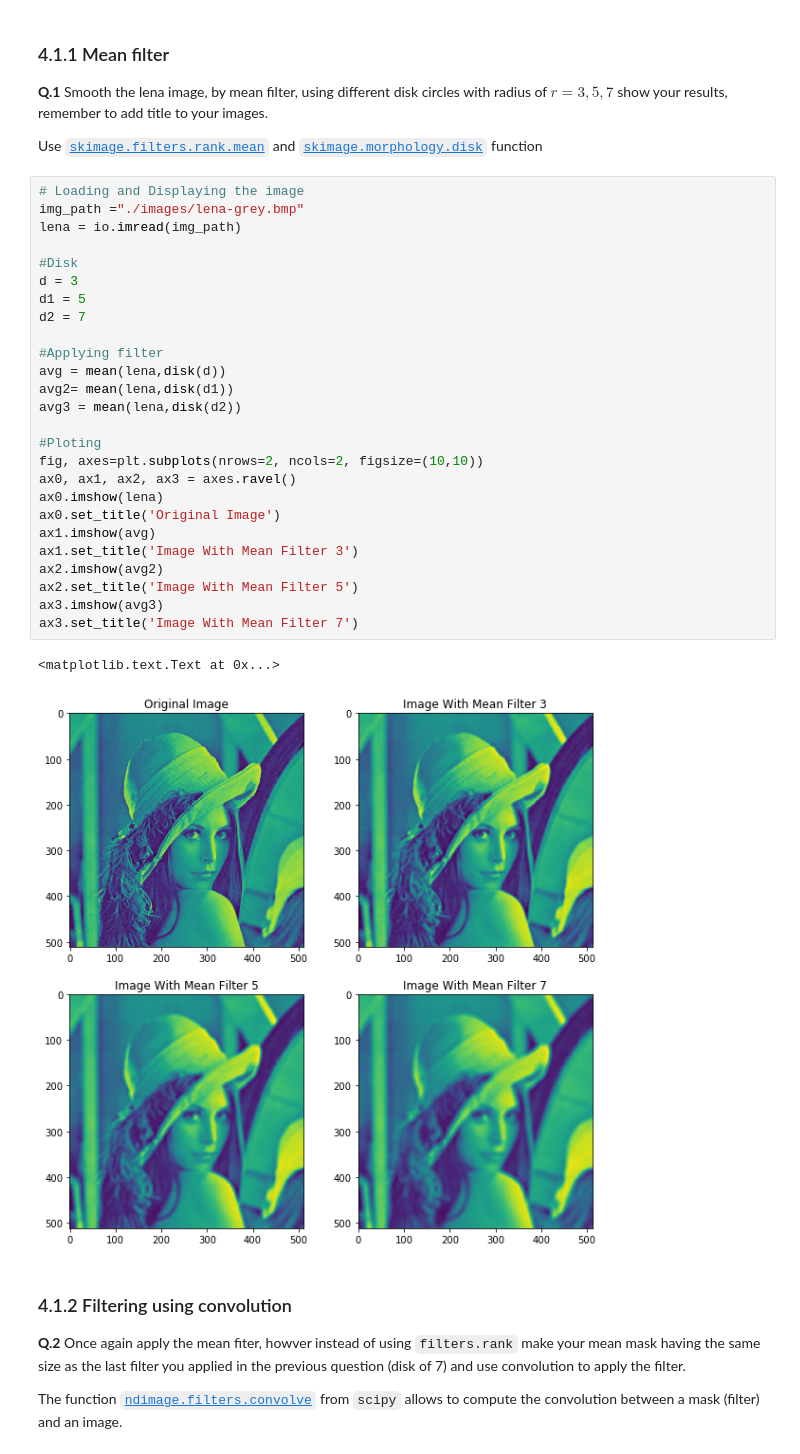
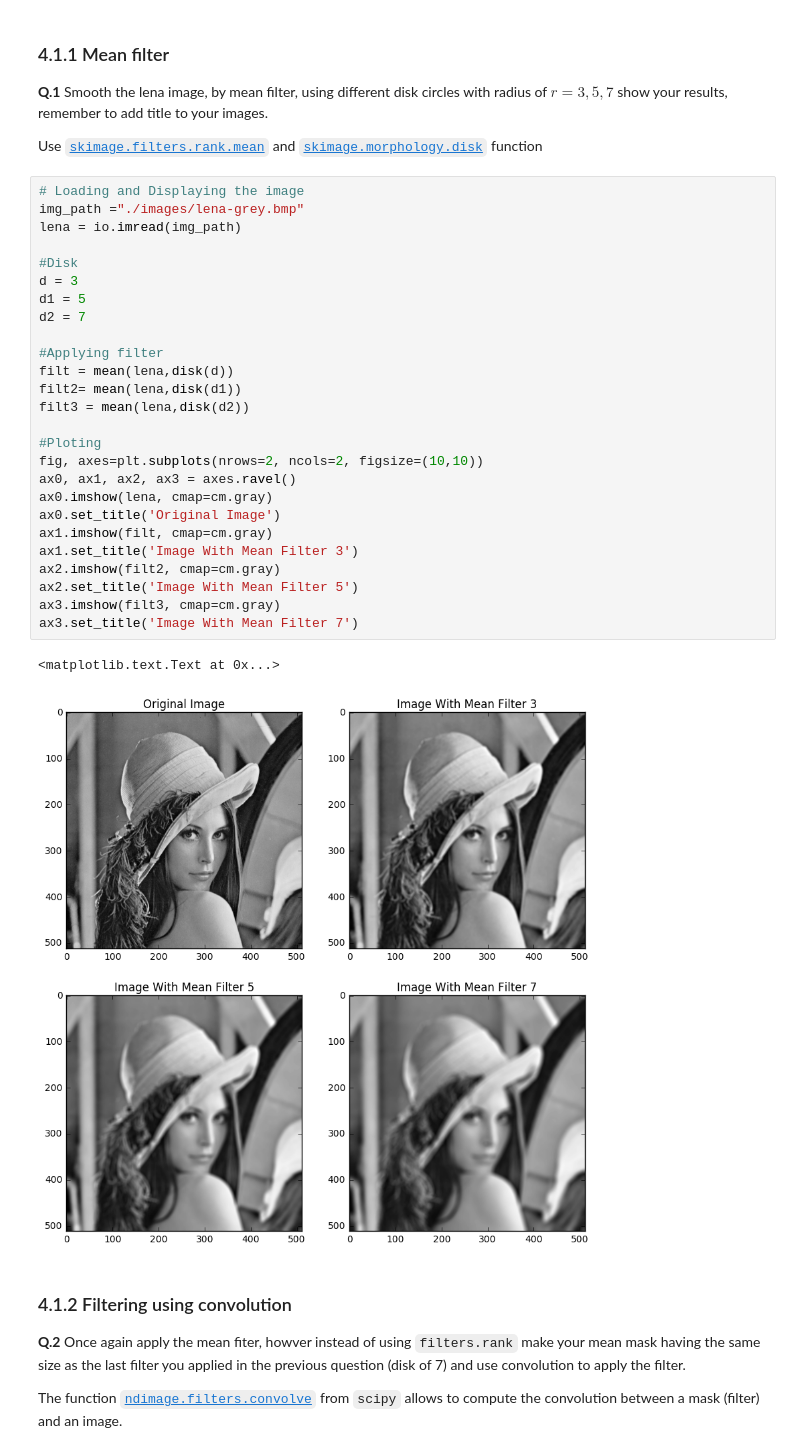
Before and after one commit to brown4eva/B31XB-IIP-TP-1718, a Jupyter notebook: 4-filter-spatial-domain/4-spatial-filter.ipynb, the cells around one changed output. Saved outputs shown, nothing was run; the diff lists cells and outputs as text.

```diff
--- a/4-filter-spatial-domain/4-spatial-filter.ipynb
+++ b/4-filter-spatial-domain/4-spatial-filter.ipynb
@@ -37,32 +37,32 @@ Use [`skimage.filters.rank.mean`](http://scikit-image.org/docs/dev/api/skimage.f
 # %%
 # Loading and Displaying the image
 img_path ="./images/lena-grey.bmp"
 lena = io.imread(img_path)
 
 #Disk
 d = 3
 d1 = 5
 d2 = 7
 
 #Applying filter
-avg = mean(lena,disk(d))
-avg2= mean(lena,disk(d1))
-avg3 = mean(lena,disk(d2))
+filt = mean(lena,disk(d))
+filt2= mean(lena,disk(d1))
+filt3 = mean(lena,disk(d2))
 
 #Ploting
 fig, axes=plt.subplots(nrows=2, ncols=2, figsize=(10,10))
 ax0, ax1, ax2, ax3 = axes.ravel()
-ax0.imshow(lena)
+ax0.imshow(lena, cmap=cm.gray)
 ax0.set_title('Original Image')
-ax1.imshow(avg)
+ax1.imshow(filt, cmap=cm.gray)
 ax1.set_title('Image With Mean Filter 3')
-ax2.imshow(avg2)
+ax2.imshow(filt2, cmap=cm.gray)
 ax2.set_title('Image With Mean Filter 5')
-ax3.imshow(avg3)
+ax3.imshow(filt3, cmap=cm.gray)
 ax3.set_title('Image With Mean Filter 7')
 # %% [output]
 <matplotlib.text.Text at 0x...>
-[figure, old version]
+[figure, new version]
 # %% [markdown]
 ### 4.1.2 Filtering using convolution
 **Q.2** Once again apply the mean fiter, howver instead of using `filters.rank` make your mean mask having the same size as the last filter you applied in the previous question (disk of 7) and use convolution to apply the filter.
```
Also changed, not shown: parts of 7 cells of this notebook, 2 other files.
